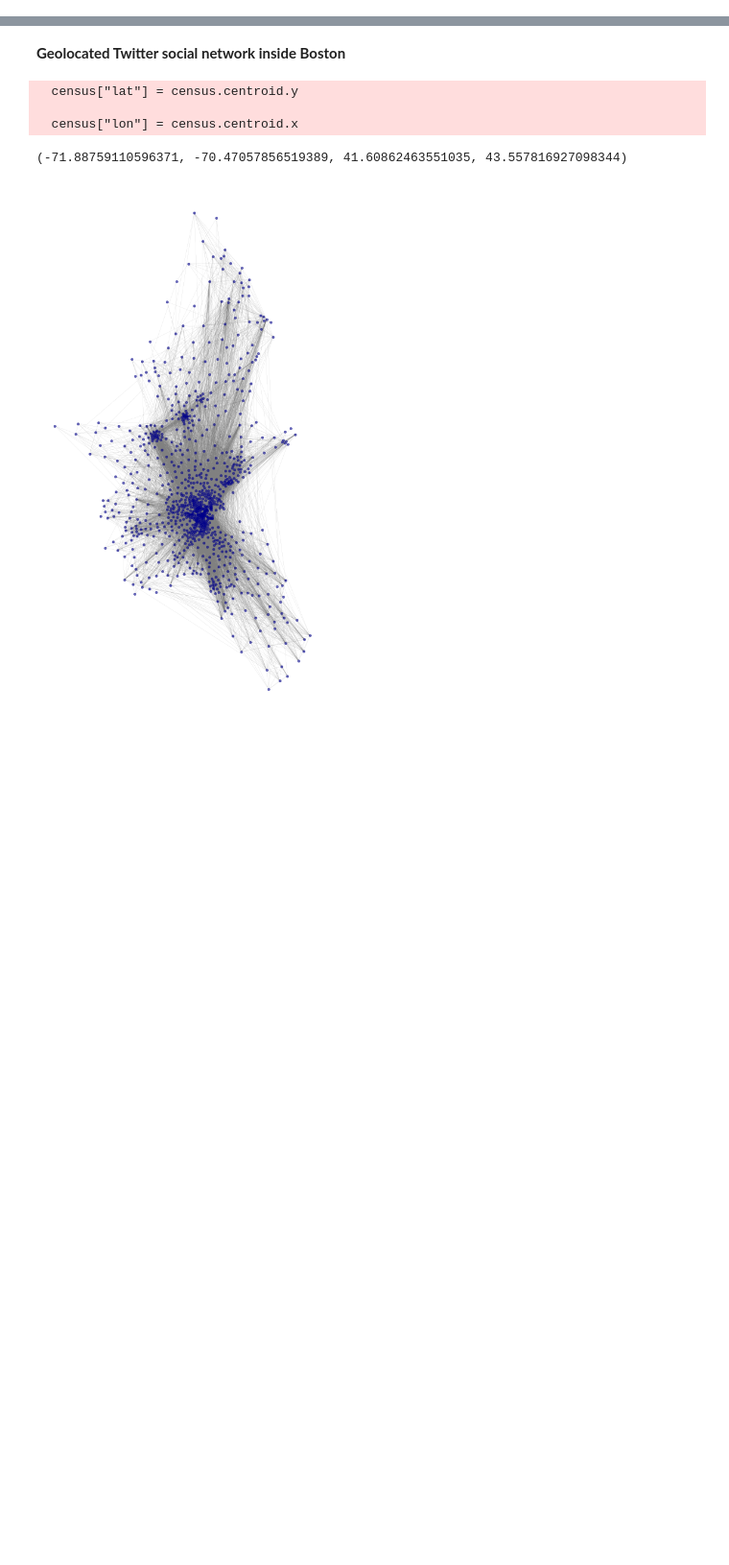
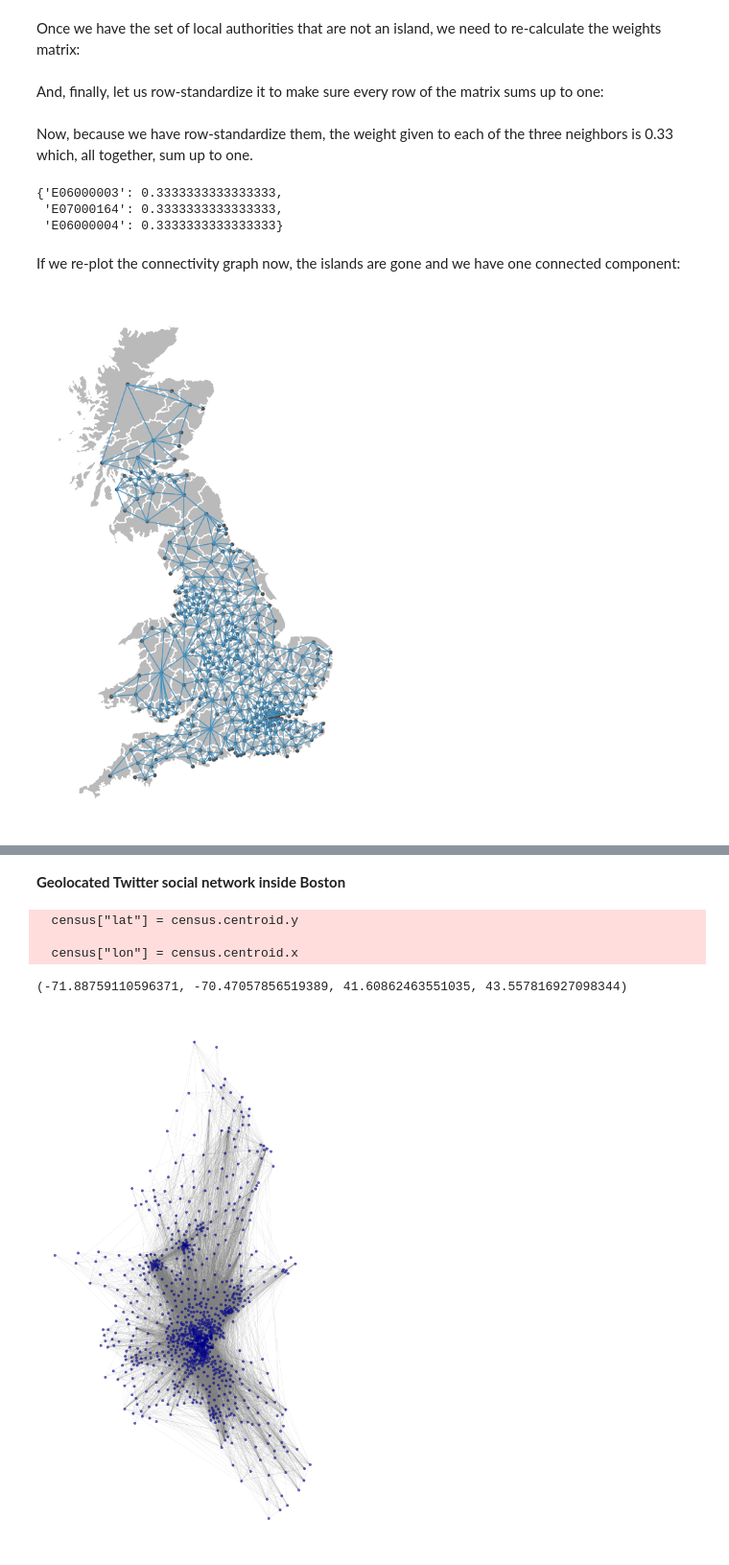
Before and after one commit to sandorjuhasz/geoDS_guest_lectures, a Jupyter notebook: code/part3_geoDS_spatial_autocorrelation_and_clustering.ipynb, the cells around one changed output, grey strips where cells are left out. Shown at 96% size. Drawn from its saved outputs; the diff is of its cells as text; code cells hidden in the pictures; blank space fills up the shorter version.

```diff
--- a/code/part3_geoDS_spatial_autocorrelation_and_clustering.ipynb
+++ b/code/part3_geoDS_spatial_autocorrelation_and_clustering.ipynb
@@ -17,0 +185,25 @@ import pyfixest as pf
+# %%
+br = br.drop(w.islands)
+# %% [markdown]
+Once we have the set of local authorities that are not an island, we need to re-calculate the weights matrix:
+# %%
+w = weights.Queen.from_dataframe(br, idVariable="lad16cd")
+# %% [markdown]
+And, finally, let us row-standardize it to make sure every row of the matrix sums up to one:
+# %%
+# Row standardize the matrix
+w.transform = "R"
+# %% [markdown]
+Now, because we have row-standardize them, the weight given to each of the three neighbors is 0.33 which, all together, sum up to one.
+# %%
+w['E06000002']
+# %% [output]
+{'E06000003': 0.3333333333333333,
+ 'E07000164': 0.3333333333333333,
+ 'E06000004': 0.3333333333333333}
+# %% [markdown]
+If we re-plot the connectivity graph now, the islands are gone and we have one connected component:
+# %%
+plot_spatial_weights(w, br.to_crs(epsg=27700), indexed_on="lad16cd"); # Use the British National Grid, 27700
+# %% [output]
+[figure, added]
```
Also changed, not shown: parts of 82 cells of this notebook.
